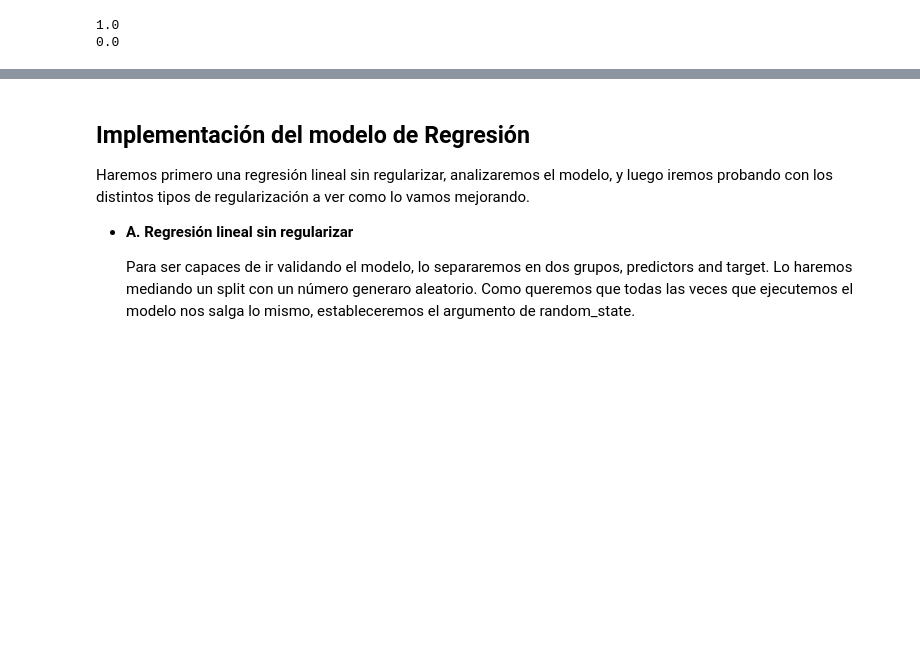
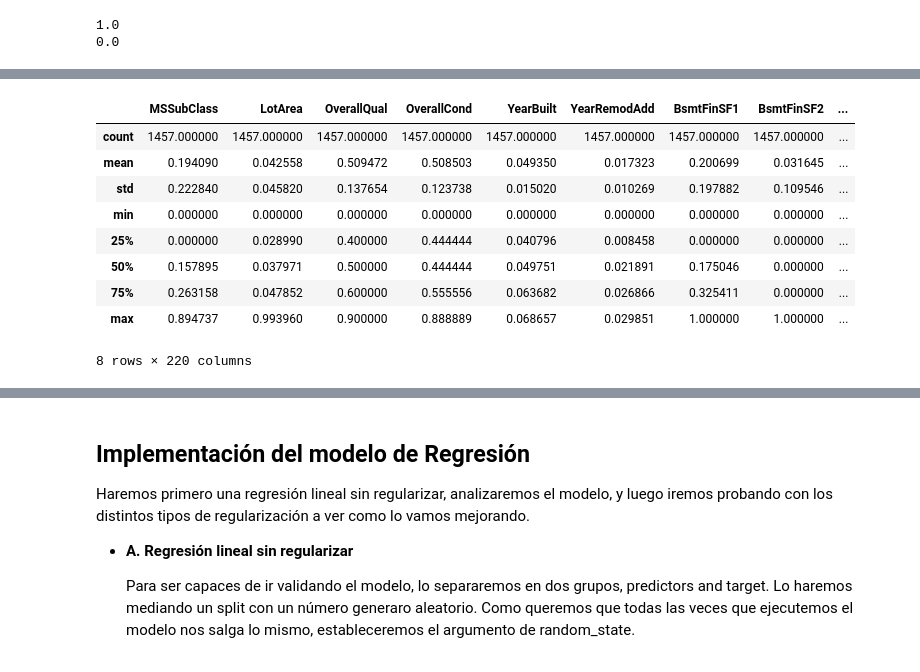
Before and after one commit to mmartglez/python_machine_learning, a Jupyter notebook: 1. Introduccion a la regression.ipynb, the cells around one changed output, grey strips where cells are left out. Drawn from its saved outputs; the diff is of its cells as text; code cells hidden in the pictures; blank space fills up the shorter version.

```diff
--- a/1. Introduccion a la regression.ipynb
+++ b/1. Introduccion a la regression.ipynb
@@ -77,0 +85,13 @@ y= data['SalePrice']
+# %%
+X.describe()
+# %% [output]
+|  | MSSubClass | LotArea | OverallQual | OverallCond | YearBuilt | YearRemodAdd | BsmtFinSF1 | BsmtFinSF2 | ... |
+| count | 1457.000000 | 1457.000000 | 1457.000000 | 1457.000000 | 1457.000000 | 1457.000000 | 1457.000000 | 1457.000000 | ... |
+| mean | 0.194090 | 0.042558 | 0.509472 | 0.508503 | 0.049350 | 0.017323 | 0.200699 | 0.031645 | ... |
+| std | 0.222840 | 0.045820 | 0.137654 | 0.123738 | 0.015020 | 0.010269 | 0.197882 | 0.109546 | ... |
+| min | 0.000000 | 0.000000 | 0.000000 | 0.000000 | 0.000000 | 0.000000 | 0.000000 | 0.000000 | ... |
+| 25% | 0.000000 | 0.028990 | 0.400000 | 0.444444 | 0.040796 | 0.008458 | 0.000000 | 0.000000 | ... |
+| 50% | 0.157895 | 0.037971 | 0.500000 | 0.444444 | 0.049751 | 0.021891 | 0.175046 | 0.000000 | ... |
+| 75% | 0.263158 | 0.047852 | 0.600000 | 0.555556 | 0.063682 | 0.026866 | 0.325411 | 0.000000 | ... |
+| max | 0.894737 | 0.993960 | 0.900000 | 0.888889 | 0.068657 | 0.029851 | 1.000000 | 1.000000 | ... |
+8 rows × 220 columns
```
Also changed, not shown: parts of 17 cells of this notebook, 1 other file.
